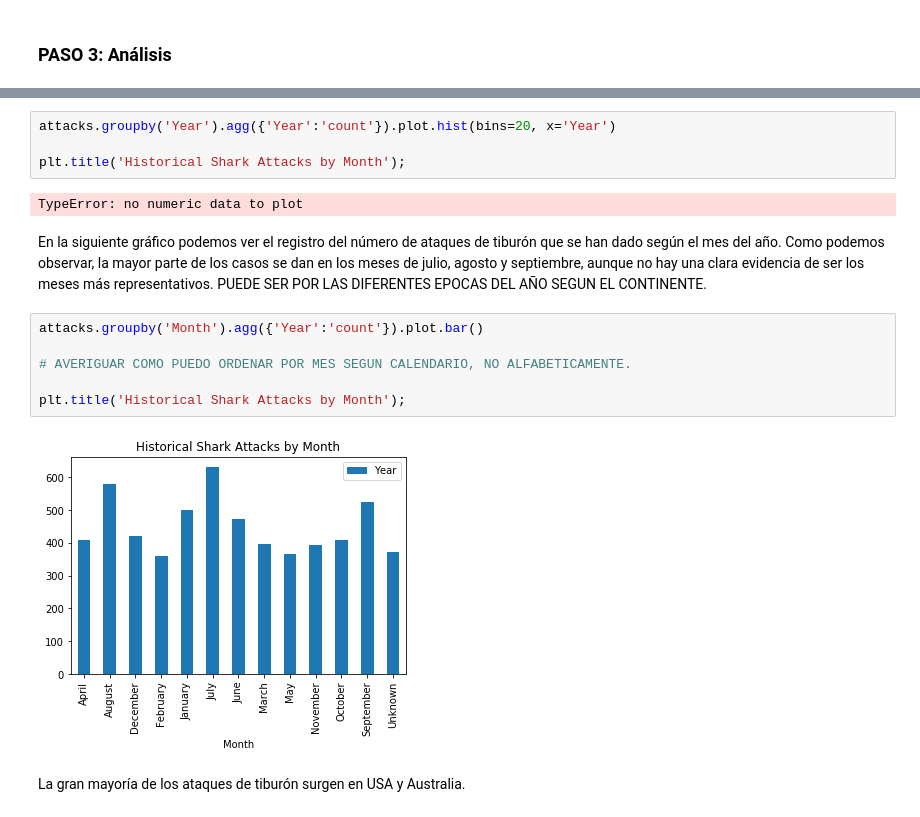
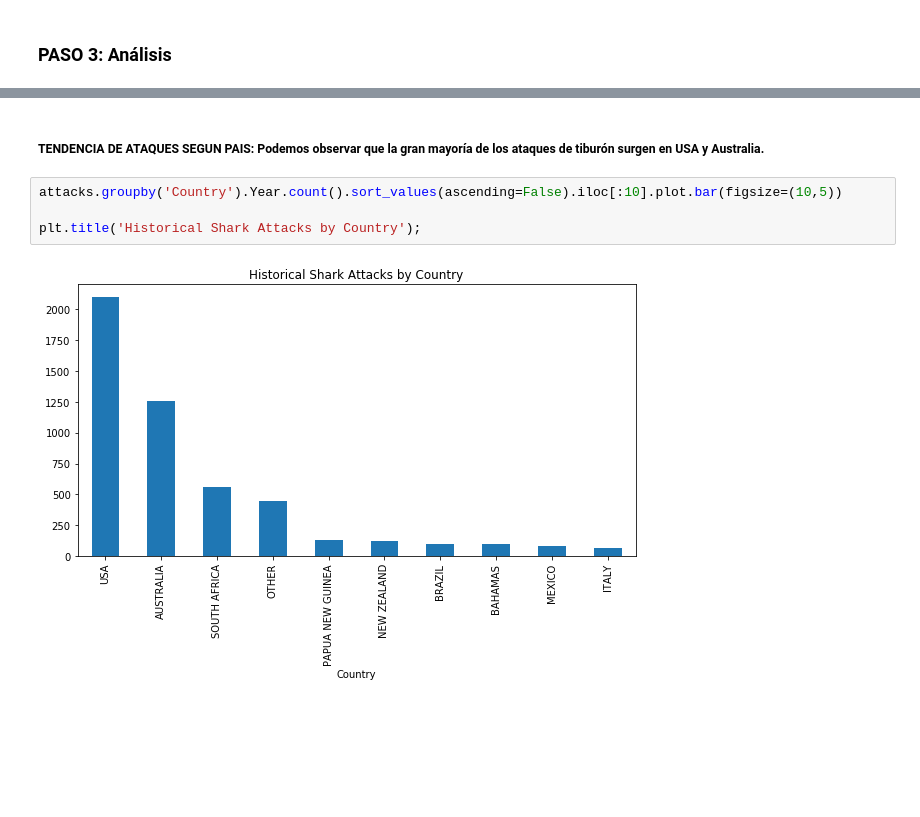
Before and after one commit to Marlenkaa/Project.1-SharkAttacksAnalysis, a Jupyter notebook: Shark_Attack_Analysis.ipynb, the cells around one changed output, grey strips where cells are left out. Saved outputs shown, nothing was run; the diff lists cells and outputs as text; blank space fills up the shorter version.

```diff
--- a/Shark_Attack_Project.ipynb
+++ b/Shark_Attack_Analysis.ipynb
@@ -504,18 +519,8 @@ nº de ataques por rango de año.
+# %% [markdown]
+##### TENDENCIA DE ATAQUES SEGUN PAIS: Podemos observar que la gran mayoría de los ataques de tiburón surgen en USA y Australia.
 # %%
-attacks.groupby('Year').agg({'Year':'count'}).plot.hist(bins=20, x='Year')
+attacks.groupby('Country').Year.count().sort_values(ascending=False).iloc[:10].plot.bar(figsize=(10,5))
 
-plt.title('Historical Shark Attacks by Month');
+plt.title('Historical Shark Attacks by Country');
 # %% [output]
-TypeError: no numeric data to plot
+[figure, added]
-# %% [markdown]
-En la siguiente gráfico podemos ver el registro del número de ataques de tiburón que se han dado según el mes del año. Como podemos observar, la mayor parte de los casos se dan en los meses de julio, agosto y septiembre, aunque no hay una clara evidencia de ser los meses más representativos. PUEDE SER POR LAS DIFERENTES EPOCAS DEL AÑO SEGUN EL CONTINENTE.
-# %%
-attacks.groupby('Month').agg({'Year':'count'}).plot.bar()
-
-# AVERIGUAR COMO PUEDO ORDENAR POR MES SEGUN CALENDARIO, NO ALFABETICAMENTE.
-
-plt.title('Historical Shark Attacks by Month');
-# %% [output]
-[figure, removed]
-# %% [markdown]
-La gran mayoría de los ataques de tiburón surgen en USA y Australia.
```
Also changed, not shown: parts of 24 cells of this notebook, 2 other files.
